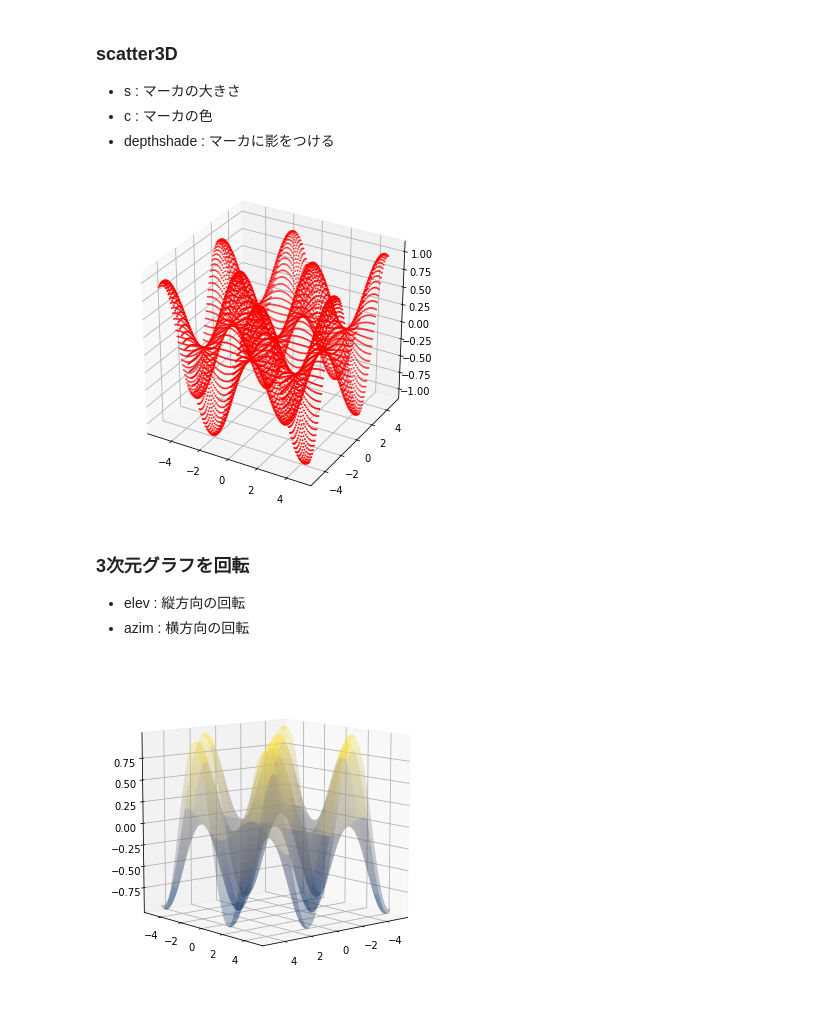
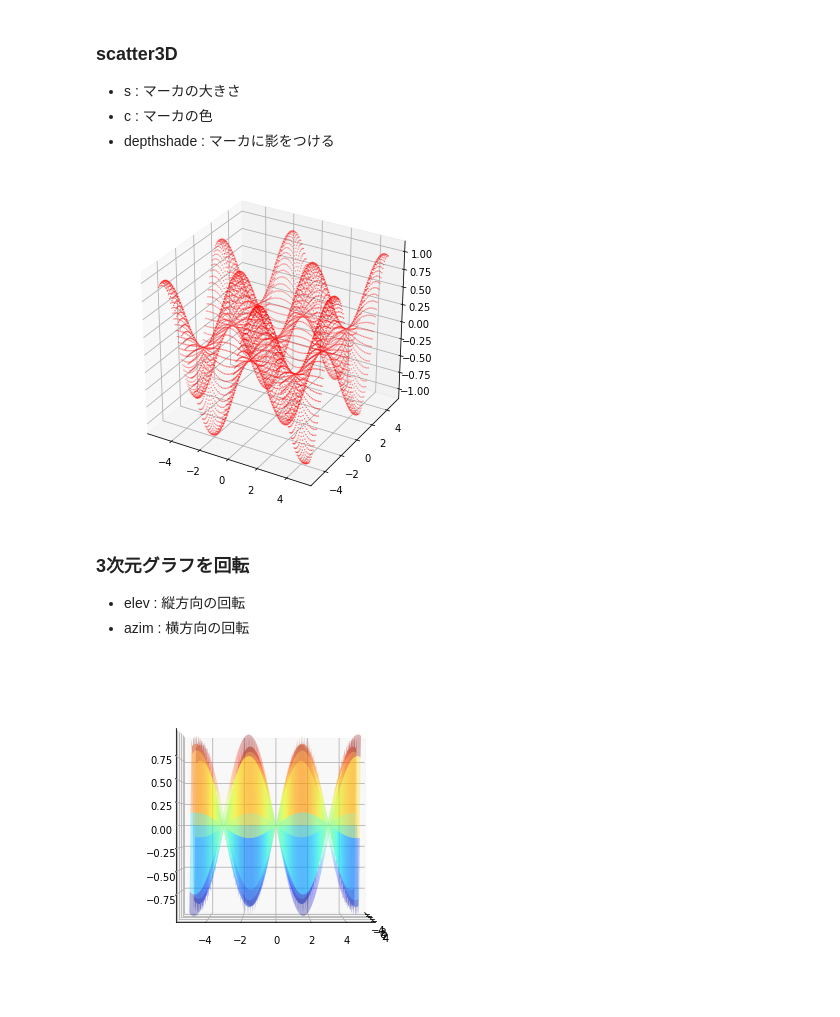
Before and after one commit to Yuma-Ichikawa/visualization_python, a Jupyter notebook: 3d_graph.ipynb, the cells around one changed output. Drawn from its saved outputs; the diff is of its cells as text; code cells hidden in the pictures.

```diff
--- a/3d_graph.ipynb
+++ b/3d_graph.ipynb
@@ -27,0 +41,5 @@ ax.plot(x, y, z, c='b')
+# %%
+# メッシュ関数の例
+x = np.array([0, 1, 2, 3])
+y = np.array([0, 1, 2, 3])
+xx, yy = np.meshgrid(x, y)
@@ -95,10 +110,11 @@ plt.show()
 * depthshade : マーカに影をつける
 # %%
 fig, ax = plt.subplots(figsize=(6, 6), subplot_kw={'projection' : '3d'})
-ax.scatter3D(X, Y, Z, s=1, c='red', depthshade=True)
+# scatter3Dを使用
+ax.scatter3D(X, Y, func(X, Y), s=0.1, color='red', depthshade=True)
 plt.show()
 # %% [output]
-[figure, old version]
+[figure, new version]
 # %% [markdown]
 ### 3次元グラフを回転
 
@@ -106,8 +122,9 @@ plt.show()
 * azim : 横方向の回転
 # %%
 fig, ax = plt.subplots(figsize=(6, 6), subplot_kw={'projection' : '3d'})
-ax.plot_surface(X, Y, Z, rstride=1, cstride=10, cmap='cividis', alpha=0.3)
-ax.view_init(elev=10, azim=50)
+ax.plot_surface(X, Y,func(X, Y), rstride=1, cstride=10, cmap='jet', alpha=0.3)
+# グラフを回転
+ax.view_init(elev=0, azim=0)
 plt.show()
 # %% [output]
-[figure, old version]
+[figure, new version]
```
Also changed, not shown: parts of 14 cells of this notebook.
